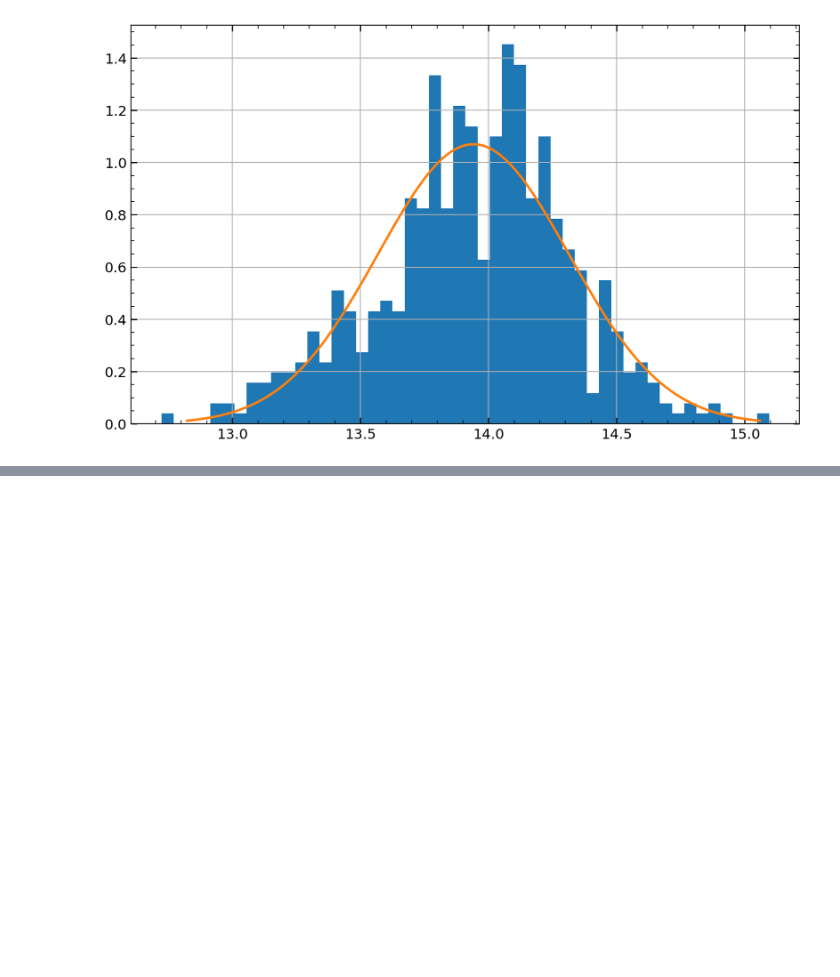
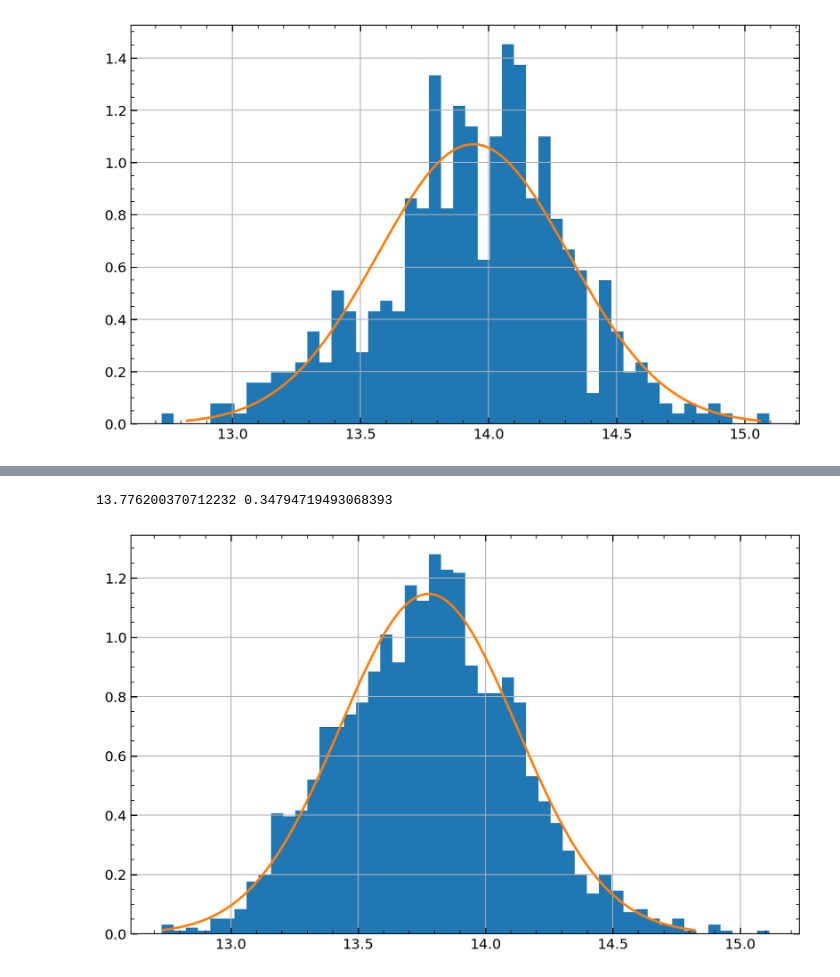
Before and after one commit to maho3/cl-ml-euclid, a Jupyter notebook: preprocessing.ipynb, the cells around one changed output, grey strips where cells are left out. Cells and saved outputs as stored; diff of their text form; code cells hidden in the pictures; blank space fills up the shorter version.

```diff
--- a/preprocessing.ipynb
+++ b/preprocessing.ipynb
@@ -463,0 +517,6 @@ print(mu, sig)
+# %%
+c = 2.99792458e5 # km/s
+data['vwC50'] = c*(data['zwerr']-data['zwC50'])/(1+data['zwC50'])
+data['vwC100'] = c*(data['zwerr']-data['zwC100'])/(1+data['zwC100'])
+data['vdC50'] = c*(data['zwerr']-data['zdC50'])/(1+data['zwC50'])
+data['vdC100'] = c*(data['zwerr']-data['zdC100'])/(1+data['zwC100'])
@@ -463,0 +702,9 @@ print(mu, sig)
+# %%
+# Deep survey, Completeness 100%
+gals, thetas, x_batch, x_sum, thetas_batch = process_and_save(
+    data,
+    survey='deep',
+    comp=1,
+    dirpath='data/processed/APR24dC100',
+)
+print(gals.shape)
@@ -463,0 +723,10 @@ print(mu, sig)
+# %%
+from scipy.stats import norm
+mu, sig = np.mean(thetas_batch), np.std(thetas_batch)
+plt.hist(thetas_batch, bins=50, density=True);
+x_ = np.linspace(mu-3*sig, mu+3*sig, 100)
+plt.plot(x_, norm.pdf(x_, mu, sig));
+print(mu, sig)
+# %% [output]
+13.776200370712232 0.34794719493068393
+[figure, added]
```
Also changed, not shown: parts of 13 cells of this notebook, 5 other files.
